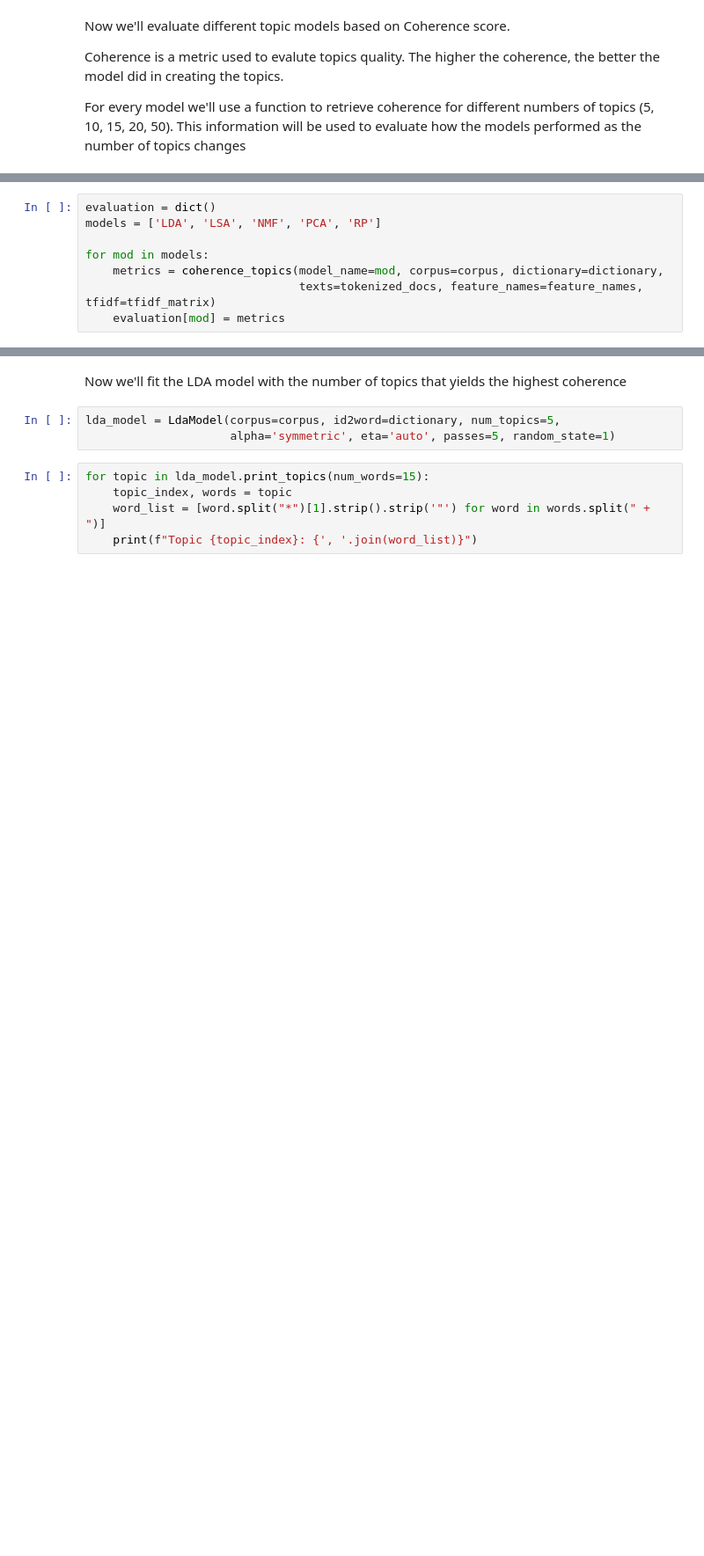
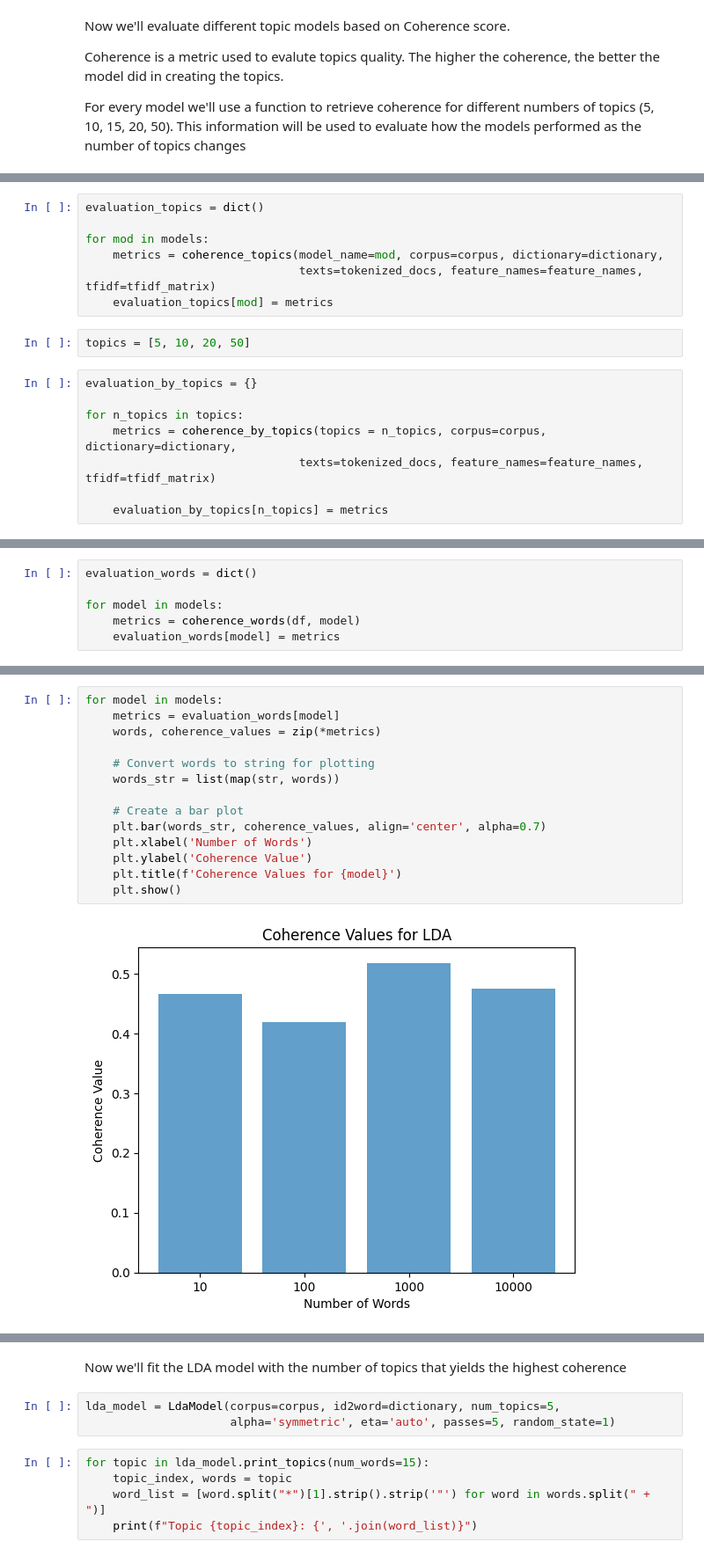
Before and after one commit to AndreFerrero/topic-modelling, a Jupyter notebook: scripts/models.ipynb, the cells around one changed output, grey strips where cells are left out. Shown: that part at 88% size. Drawn from its saved outputs; the diff is of its cells as text; blank space fills up the shorter version.

```diff
--- a/scripts/models.ipynb
+++ b/scripts/models.ipynb
@@ -28,8 +33,17 @@ from coherence_topics import coherence_topics
 # %%
-evaluation = dict()
-models = ['LDA', 'LSA', 'NMF', 'PCA', 'RP']
+evaluation_topics = dict()
 
 for mod in models:
     metrics = coherence_topics(model_name=mod, corpus=corpus, dictionary=dictionary,
                                texts=tokenized_docs, feature_names=feature_names, tfidf=tfidf_matrix)
-    evaluation[mod] = metrics
+    evaluation_topics[mod] = metrics
+# %%
+topics = [5, 10, 20, 50]
+# %%
+evaluation_by_topics = {}
+
+for n_topics in topics:
+    metrics = coherence_by_topics(topics = n_topics, corpus=corpus, dictionary=dictionary,
+                               texts=tokenized_docs, feature_names=feature_names, tfidf=tfidf_matrix)
+
+    evaluation_by_topics[n_topics] = metrics
@@ -75,0 +100,6 @@ evaluation['RP']
+# %%
+evaluation_words = dict()
+
+for model in models:
+    metrics = coherence_words(df, model)
+    evaluation_words[model] = metrics
@@ -75,0 +141,16 @@ evaluation['RP']
+# %%
+for model in models:
+    metrics = evaluation_words[model]
+    words, coherence_values = zip(*metrics)
+
+    # Convert words to string for plotting
+    words_str = list(map(str, words))
+
+    # Create a bar plot
+    plt.bar(words_str, coherence_values, align='center', alpha=0.7)
+    plt.xlabel('Number of Words')
+    plt.ylabel('Coherence Value')
+    plt.title(f'Coherence Values for {model}')
+    plt.show()
+# %% [output]
+[figure, added]
```
Also changed, not shown: parts of 20 cells of this notebook, 2 other files.
